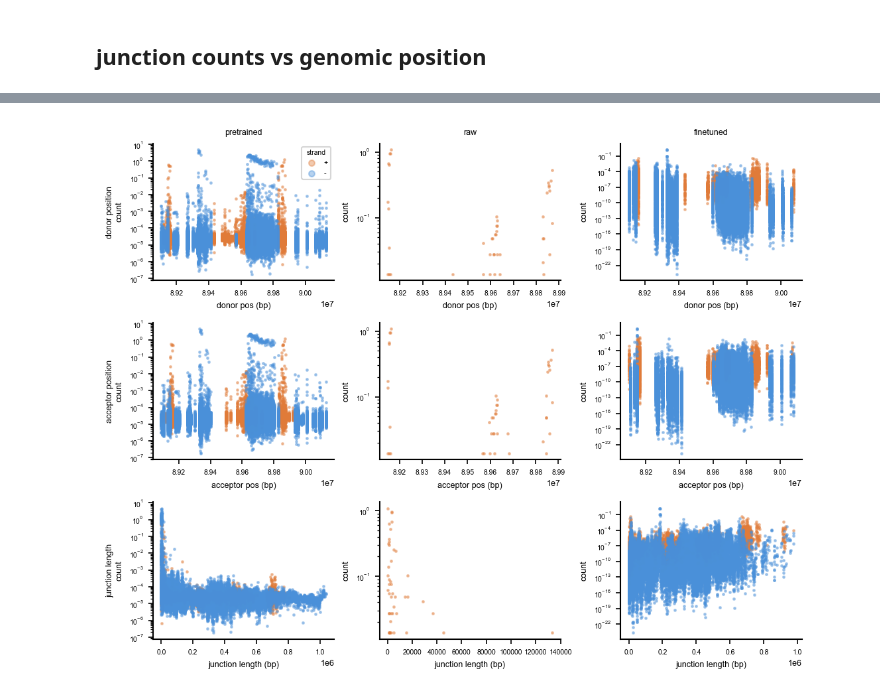
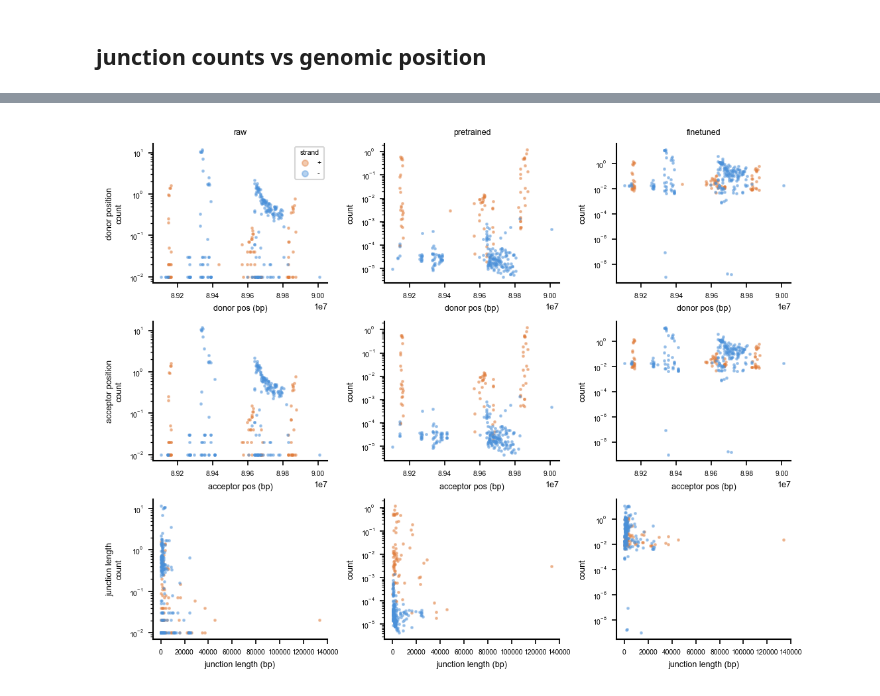
Before and after one commit to MiqG/alphagenome_finetuning_rna, a Jupyter notebook: figures/debug_junctions.ipynb, the cells around one changed output, grey strips where cells are left out. Drawn from its saved outputs; the diff is of its cells as text; code cells hidden in the pictures.

```diff
--- a/figures/debug_junctions.ipynb
+++ b/figures/debug_junctions.ipynb
@@ -48,5 +50,7 @@ finetuned_file = os.path.join(ROOT, OUTPUT_DIR, "medium", "debug_splice_junction
 # %%
 # loads
+
+import json
 
 interval = pd.read_table(
     interval_file, header=None, names=["chrom", "start", "end"],
@@ -56,6 +60,10 @@ chrom_oi = interval["chrom"].iloc[0]
 start_oi = interval["start"].iloc[0]
 end_oi = interval["end"].iloc[0]
 seq_len = end_oi - start_oi
+
+with open(metadata_file) as fh:
+    meta = json.load(fh)
+padded_start = meta["padded_start"]
 
 pretrained = np.load(pretrained_file)
 
@@ -88,7 +96,7 @@ raw = pd.concat(
             )
         )
         .query(
-            "chrom.str.contains('chr') & strand.isin(['+','-']) & count > 1"
+            "chrom.str.contains('chr') & strand.isin(['+','-']) & count >= 1"
         )
         for s, f in raw_files.items()
     ],
@@ -272,8 +198,6 @@ len(X)
 # %%
-idx_oi = 0
-n_samples = raw_junction_counts.shape[2] // 2
-X = raw_junction_counts[:,:,[idx_oi, n_samples + idx_oi]] # positive and negative strand predictions
+sample_oi = SAMPLES[0]
+X = raw_tidy.loc[raw_tidy["sample"] == sample_oi, "count"].values
 arr_juncs["raw"] = X
-X = X[X>0]
-len(X)
+print(f"{(X > 0).sum()} non-zero junctions for {sample_oi}")
 # %% [output]
@@ -393,51 +303,43 @@ raw (45, 6)
 # %%
 fig, axes = plt.subplots(
     3, 3,
     figsize=(18 * cm, 14 * cm),
     constrained_layout=True,
 )
 
-data_order = ["pretrained", "raw", "finetuned"]
+sample_oi = SAMPLES[0]
+df = tidy[tidy["sample"] == sample_oi]
+data_cols = [("raw", "count"), ("pretrained", "count_pretrained"), ("finetuned", "count_finetuned")]
 palette = {"+": "#e07b39", "-": "#4a90d9"}
 
-for col, name in enumerate(data_order):
-    df = tidy[name]
-    ax_don = axes[0, col]
-    ax_acc = axes[1, col]
-    ax_len = axes[2, col]
+for col_idx, (name, count_col) in enumerate(data_cols):
+    ax_don = axes[0, col_idx]
+    ax_acc = axes[1, col_idx]
+    ax_len = axes[2, col_idx]
 
     for strand, grp in df.groupby("strand"):
         c = palette[strand]
-        ax_don.scatter(
-            grp["donor_pos"], grp["count"],
-            s=2, alpha=0.4, color=c, rasterized=True, label=strand,
-        )
-        ax_acc.scatter(
-            grp["acceptor_pos"], grp["count"],
-            s=2, alpha=0.4, color=c, rasterized=True,
-        )
-        ax_len.scatter(
-            grp["junction_len"], grp["count"],
-            s=2, alpha=0.4, color=c, rasterized=True,
-        )
+        y = grp[count_col].clip(lower=1e-9)
+        ax_don.scatter(grp["donor_pos"], y, s=2, alpha=0.4, color=c, rasterized=True, label=strand)
+        ax_acc.scatter(grp["acceptor_pos"], y, s=2, alpha=0.4, color=c, rasterized=True)
+        ax_len.scatter(grp["junction_len"], y, s=2, alpha=0.4, color=c, rasterized=True)
 
     ax_don.set_title(name, fontsize=6)
     ax_don.set_xlabel("donor pos (bp)", fontsize=6)
     ax_acc.set_xlabel("acceptor pos (bp)", fontsize=6)
     ax_len.set_xlabel("junction length (bp)", fontsize=6)
     for ax in (ax_don, ax_acc, ax_len):
         ax.set_ylabel("count", fontsize=6)
         ax.tick_params(labelsize=5)
         ax.set_yscale("log")
 
 axes[0, 0].legend(title="strand", fontsize=5, title_fontsize=5, markerscale=3)
-
 row_labels = ["donor position", "acceptor position", "junction length"]
 for row, label in enumerate(row_labels):
     axes[row, 0].set_ylabel(f"{label}\ncount", fontsize=6)
 
 fig.savefig(os.path.join(FIGS_DIR, "junction_counts_vs_position-scatter.pdf"), bbox_inches="tight", dpi=200)
 plt.show()
 # %% [output]
-[figure, old version]
+[figure, new version]
 # %%
```
Also changed, not shown: parts of 11 cells of this notebook, 12 other files.
